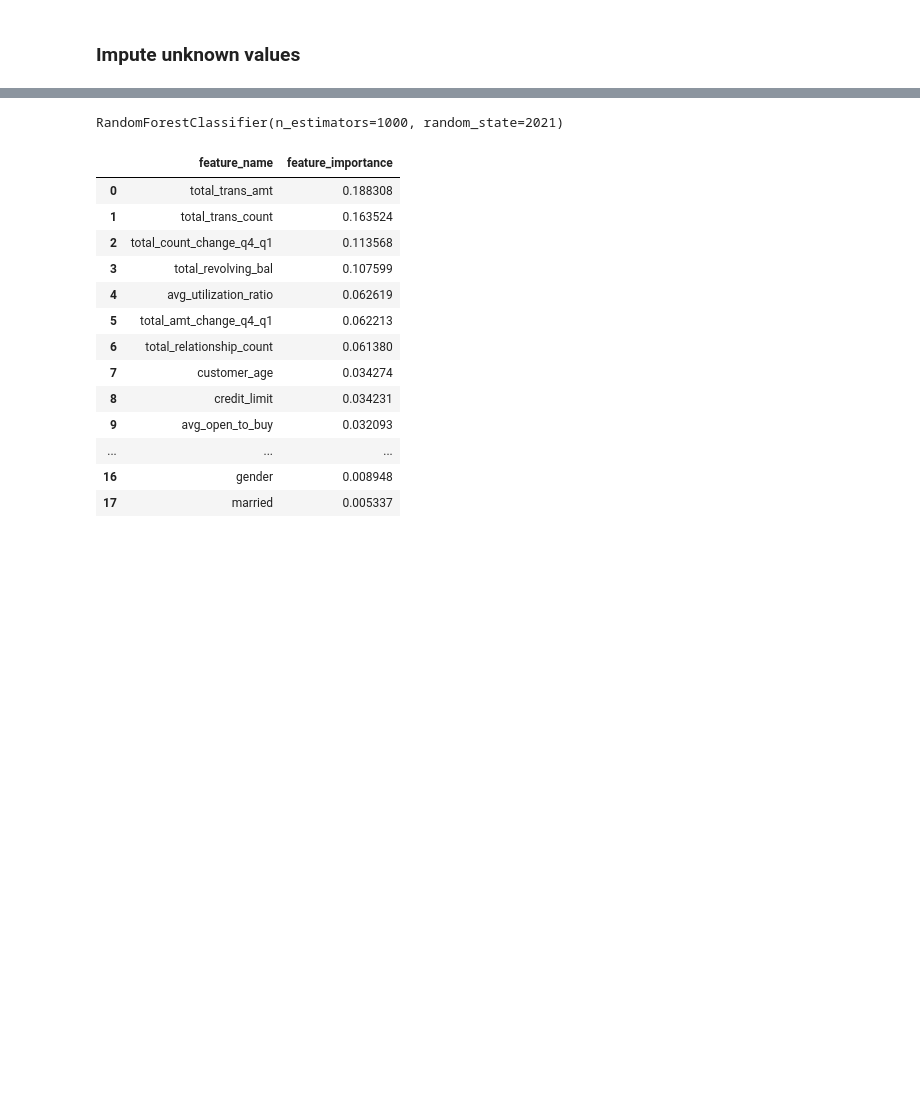
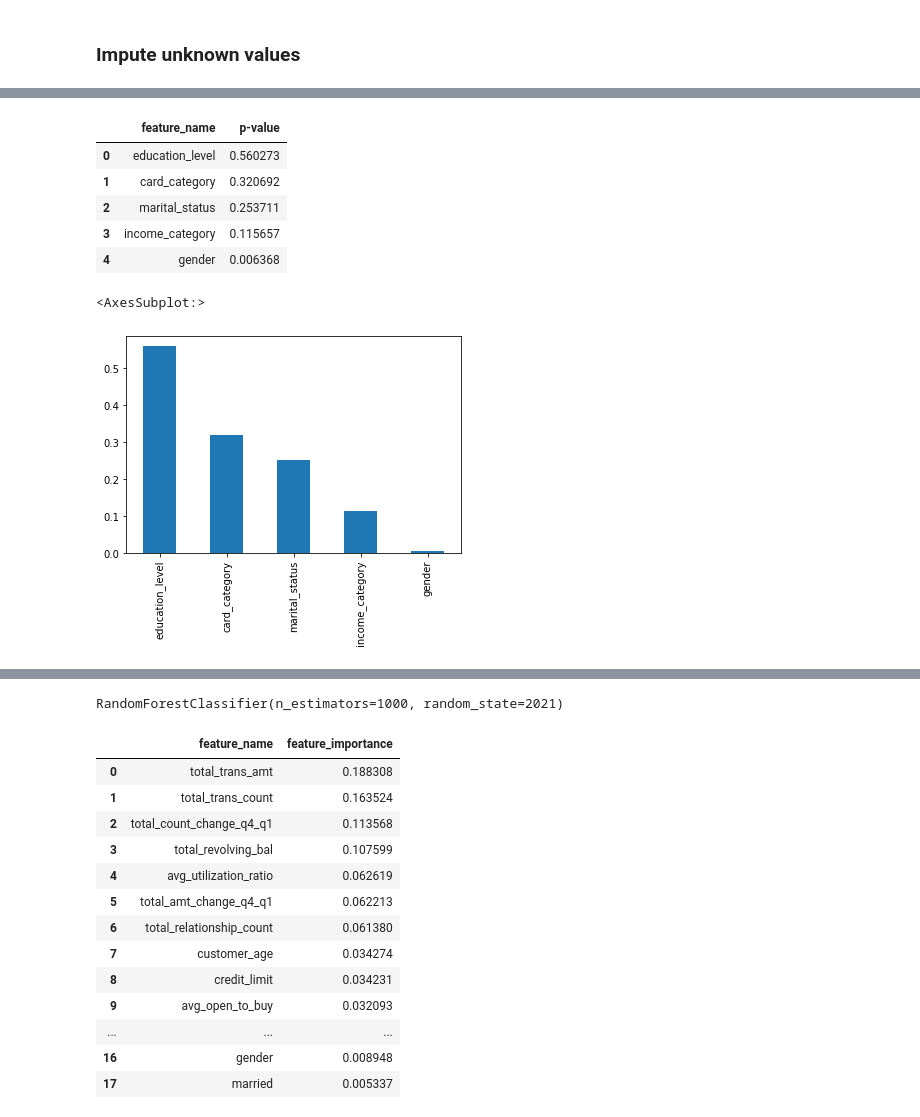
Before and after one commit to jonjonnyjonjon/introml-g2t4, a Jupyter notebook: data-preprocessing.ipynb, the cells around one changed output, grey strips where cells are left out. Drawn from its saved outputs; the diff is of its cells as text; code cells hidden in the pictures; blank space fills up the shorter version.

```diff
--- a/data-preprocessing.ipynb
+++ b/data-preprocessing.ipynb
@@ -142,5 +171,8 @@ x_test, y_test = feature_engineering(x_test, y_test)
 # %%
 def retrieve_feature_importance(importance, names):
+    """
+        Helper function to display the feature importance
+    """
     feature_importance = np.array(importance)
     feature_names = np.array(names)
 
@@ -151,0 +195,30 @@ def retrieve_feature_importance(importance, names):
+# %%
+label_enc = LabelEncoder()
+df_cat = data.copy()[categorical]
+
+for cat in categorical:
+    df_cat[cat] = label_enc.fit_transform(df_cat[cat])
+
+y = data["attrition_flag"]
+x = df_cat
+# %%
+chi_scores = chi2(x, y)
+
+# show results — dataframe
+results_df = retrieve_feature_importance(chi_scores[1], x.columns)
+results_df.rename(columns={"feature_importance": "p-value"}, inplace=True)
+display(results_df)
+
+# show results — graph
+p_values = pd.Series(chi_scores[1], index = x.columns)
+p_values.sort_values(ascending = False , inplace = True)
+p_values.plot.bar()
+# %% [output]
+|  | feature_name | p-value |
+| 0 | education_level | 0.560273 |
+| 1 | card_category | 0.320692 |
+| 2 | marital_status | 0.253711 |
+| 3 | income_category | 0.115657 |
+| 4 | gender | 0.006368 |
+<AxesSubplot:>
+[figure, added]
```
Also changed, not shown: parts of 25 cells of this notebook, 6 other files.
